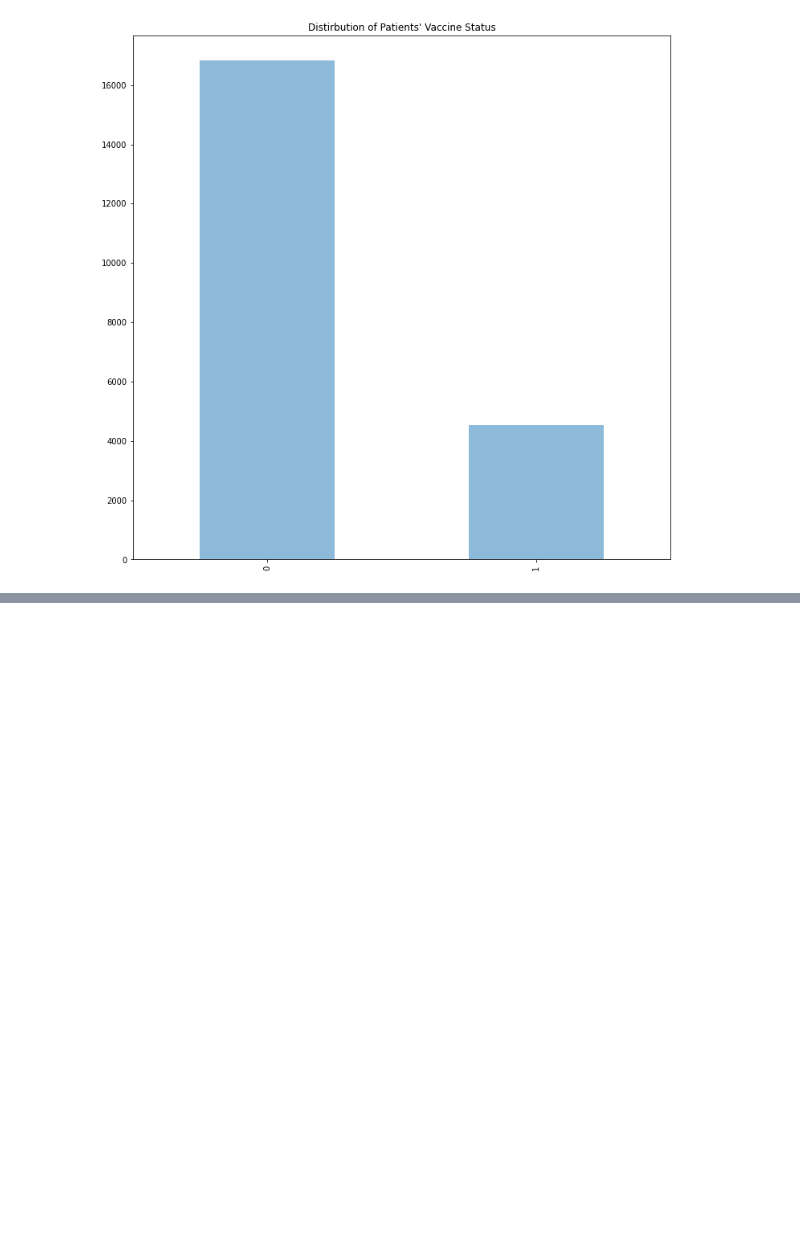
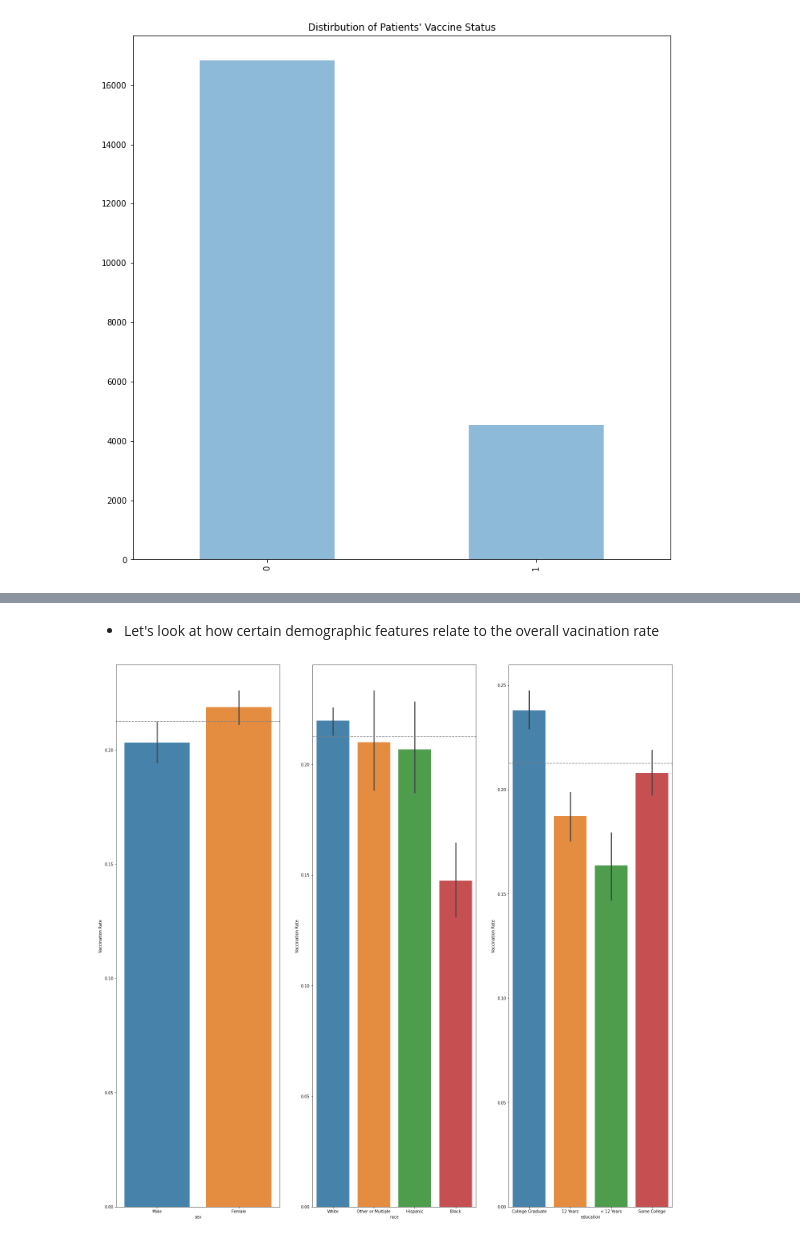
Before and after one commit to JadaShipp/predicting_flu, a Jupyter notebook: predicting_flu_vaccines_final.ipynb, the cells around one changed output, grey strips where cells are left out. Cells and saved outputs as stored; diff of their text form; code cells hidden in the pictures; blank space fills up the shorter version.

Commit message:
added demo explore for h1n1

```diff
--- a/predicting_flu_vaccines_final.ipynb
+++ b/predicting_flu_vaccines_final.ipynb
@@ -118,0 +122,6 @@ explore.distribution_of_h1n1_vaccine_status(h1n1_train)
+# %% [markdown]
+- Let's look at how certain demographic features relate to the overall vacination rate
+# %%
+explore.sex_race_education_h1n1(h1n1_train)
+# %% [output]
+[figure, added]
```
Also changed, not shown: parts of 4 cells of this notebook.
